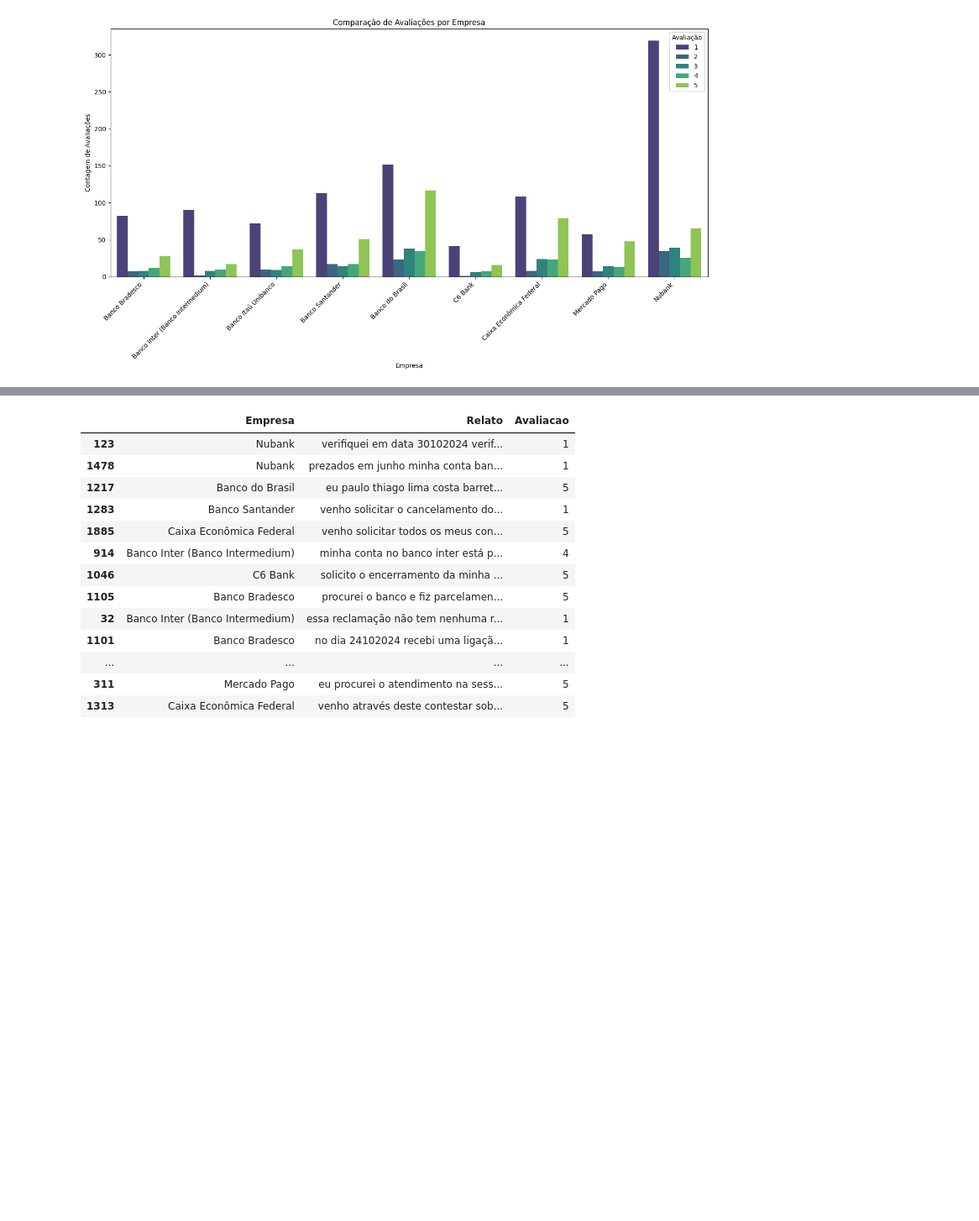
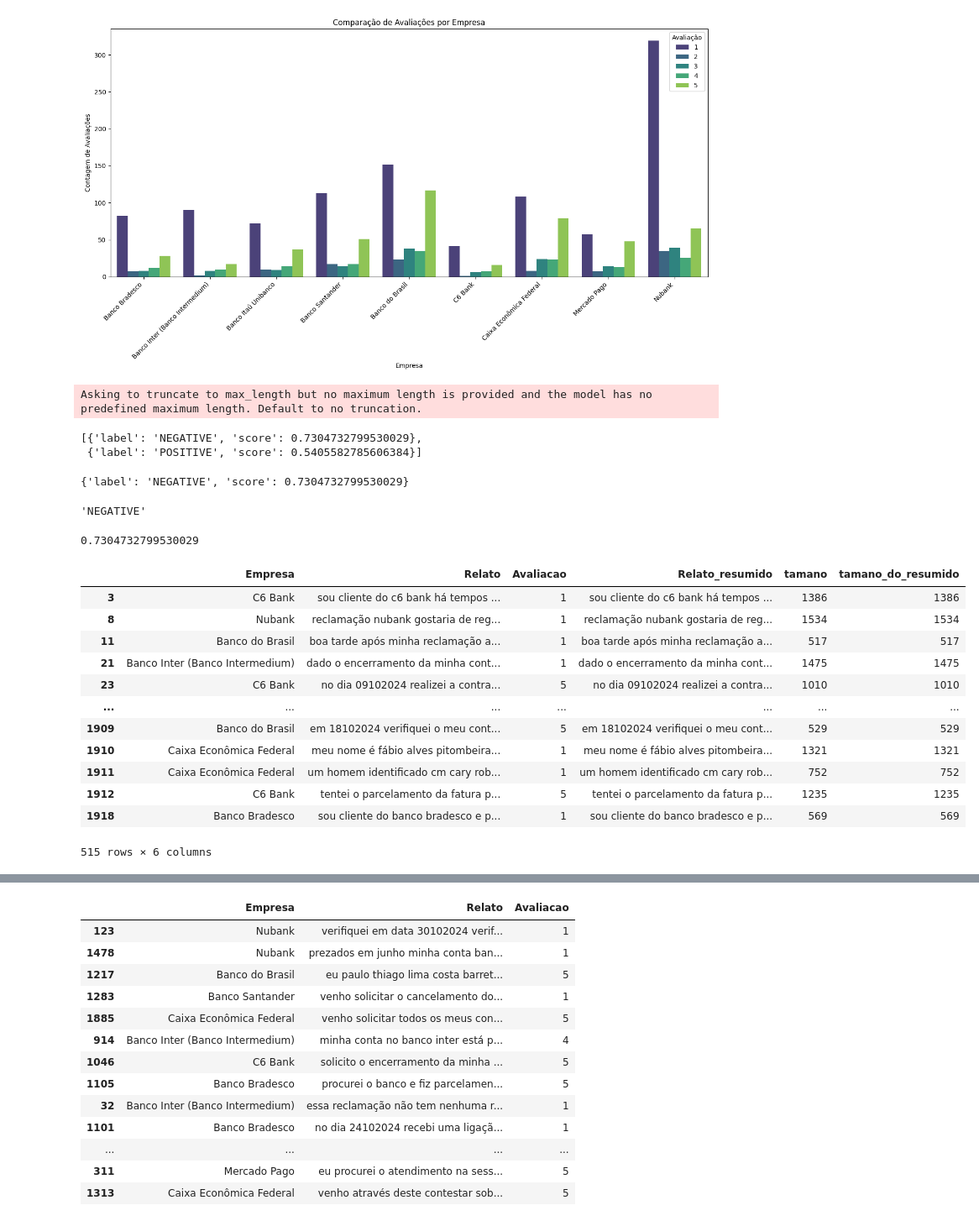
Before and after one commit to alyssonmontovanelli/PLN_Text_Analysis, a Jupyter notebook: PLN/sentiment_analysis.ipynb, the cells around one changed output, grey strips where cells are left out. Shown at 84% size. Cells and saved outputs as stored; diff of their text form; code cells hidden in the pictures; blank space fills up the shorter version.

Commit message:
novo conjunto de dados

```diff
--- a/PLN/sentiment_analysis.ipynb
+++ b/PLN/sentiment_analysis.ipynb
@@ -62,0 +83,19 @@ plt.show()
+# %%
+from transformers import (
+    AutoTokenizer,
+    BertForSequenceClassification,
+    pipeline,
+)
+
+finbert_pt_br_tokenizer = AutoTokenizer.from_pretrained("lucas-leme/FinBERT-PT-BR")
+finbert_pt_br_model = BertForSequenceClassification.from_pretrained("lucas-leme/FinBERT-PT-BR")
+
+finbert_pt_br_pipeline = pipeline(task='text-classification',
+                                  model=finbert_pt_br_model,
+                                  tokenizer=finbert_pt_br_tokenizer,
+                                  truncation=True)
+finbert_pt_br_pipeline(['Hoje a bolsa caiu', 'Hoje a bolsa subiu'])
+# %% [output]
+Asking to truncate to max_length but no maximum length is provided and the model has no predefined maximum length. Default to no truncation.
+[{'label': 'NEGATIVE', 'score': 0.7304732799530029},
+ {'label': 'POSITIVE', 'score': 0.5405582785606384}]
@@ -62,0 +104,12 @@ plt.show()
+# %%
+analise[0]
+# %% [output]
+{'label': 'NEGATIVE', 'score': 0.7304732799530029}
+# %%
+analise[0]["label"]
+# %% [output]
+'NEGATIVE'
+# %%
+analise[0]["score"]
+# %% [output]
+0.7304732799530029
@@ -62,0 +118,18 @@ plt.show()
+# %%
+dados_sentimento["tamano_do_resumido"] = dados_sentimento["Relato_resumido"].apply(lambda x: len(x))
+# %%
+dados_sentimento[dados_sentimento["tamano_do_resumido"] > 510]
+# %% [output]
+|  | Empresa | Relato | Avaliacao | Relato_resumido | tamano | tamano_do_resumido |
+| 3 | C6 Bank | sou cliente do c6 bank há tempos ... | 1 | sou cliente do c6 bank há tempos ... | 1386 | 1386 |
+| 8 | Nubank | reclamação nubank gostaria de reg... | 1 | reclamação nubank gostaria de reg... | 1534 | 1534 |
+| 11 | Banco do Brasil | boa tarde após minha reclamação a... | 1 | boa tarde após minha reclamação a... | 517 | 517 |
+| 21 | Banco Inter (Banco Intermedium) | dado o encerramento da minha cont... | 1 | dado o encerramento da minha cont... | 1475 | 1475 |
+| 23 | C6 Bank | no dia 09102024 realizei a contra... | 5 | no dia 09102024 realizei a contra... | 1010 | 1010 |
+| ... | ... | ... | ... | ... | ... | ... |
+| 1909 | Banco do Brasil | em 18102024 verifiquei o meu cont... | 5 | em 18102024 verifiquei o meu cont... | 529 | 529 |
+| 1910 | Caixa Econômica Federal | meu nome é fábio alves pitombeira... | 1 | meu nome é fábio alves pitombeira... | 1321 | 1321 |
+| 1911 | Caixa Econômica Federal | um homem identificado cm cary rob... | 1 | um homem identificado cm cary rob... | 752 | 752 |
+| 1912 | C6 Bank | tentei o parcelamento da fatura p... | 5 | tentei o parcelamento da fatura p... | 1235 | 1235 |
+| 1918 | Banco Bradesco | sou cliente do banco bradesco e p... | 1 | sou cliente do banco bradesco e p... | 569 | 569 |
+515 rows × 6 columns
```
Also changed, not shown: parts of 15 cells of this notebook, 6 other files.
